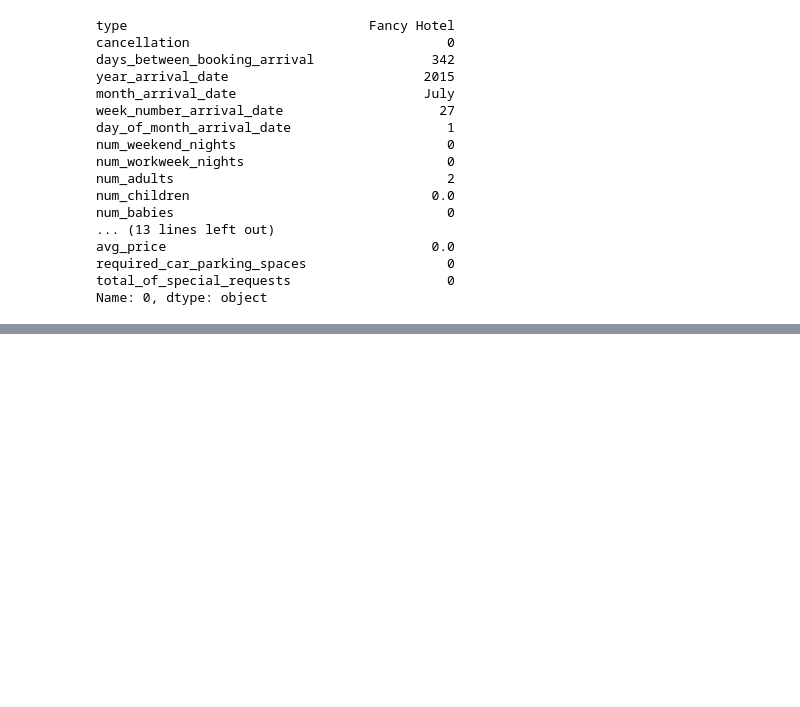
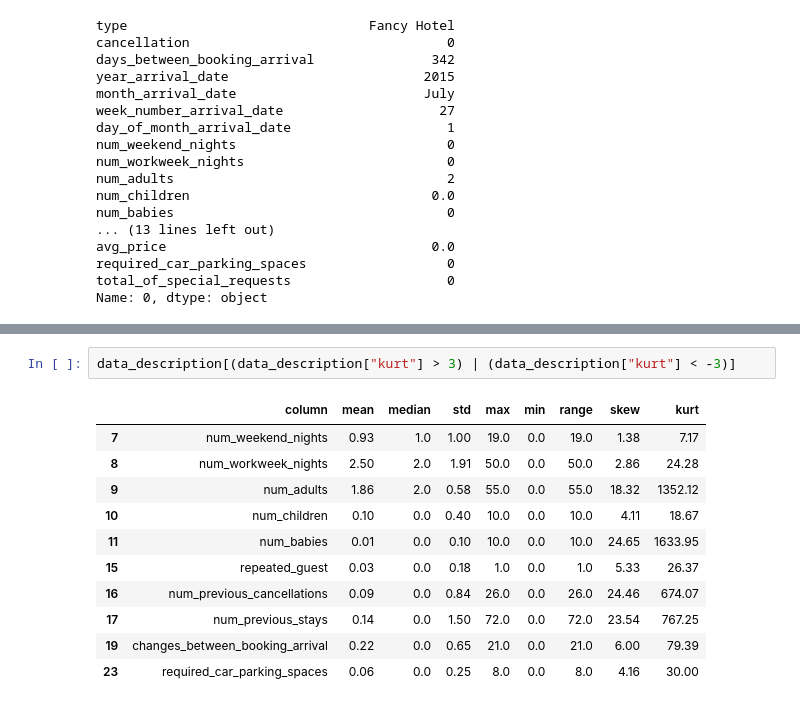
Before and after one commit to danieloda/cancellation_prediction, a Jupyter notebook: cancellation_prediction.ipynb, the cells around one changed output, grey strips where cells are left out. Cells and saved outputs as stored; diff of their text form; blank space fills up the shorter version.

Commit message:
Inital data treatment

```diff
--- a/cancellation_prediction.ipynb
+++ b/cancellation_prediction.ipynb
@@ -81,0 +156,14 @@ data_description
+# %%
+data_description[(data_description["kurt"] > 3) | (data_description["kurt"] < -3)]
+# %% [output]
+|  | column | mean | median | std | max | min | range | skew | kurt |
+| 7 | num_weekend_nights | 0.93 | 1.0 | 1.00 | 19.0 | 0.0 | 19.0 | 1.38 | 7.17 |
+| 8 | num_workweek_nights | 2.50 | 2.0 | 1.91 | 50.0 | 0.0 | 50.0 | 2.86 | 24.28 |
+| 9 | num_adults | 1.86 | 2.0 | 0.58 | 55.0 | 0.0 | 55.0 | 18.32 | 1352.12 |
+| 10 | num_children | 0.10 | 0.0 | 0.40 | 10.0 | 0.0 | 10.0 | 4.11 | 18.67 |
+| 11 | num_babies | 0.01 | 0.0 | 0.10 | 10.0 | 0.0 | 10.0 | 24.65 | 1633.95 |
+| 15 | repeated_guest | 0.03 | 0.0 | 0.18 | 1.0 | 0.0 | 1.0 | 5.33 | 26.37 |
+| 16 | num_previous_cancellations | 0.09 | 0.0 | 0.84 | 26.0 | 0.0 | 26.0 | 24.46 | 674.07 |
+| 17 | num_previous_stays | 0.14 | 0.0 | 1.50 | 72.0 | 0.0 | 72.0 | 23.54 | 767.25 |
+| 19 | changes_between_booking_arrival | 0.22 | 0.0 | 0.65 | 21.0 | 0.0 | 21.0 | 6.00 | 79.39 |
+| 23 | required_car_parking_spaces | 0.06 | 0.0 | 0.25 | 8.0 | 0.0 | 8.0 | 4.16 | 30.00 |
```
Also changed, not shown: parts of 15 cells of this notebook.
